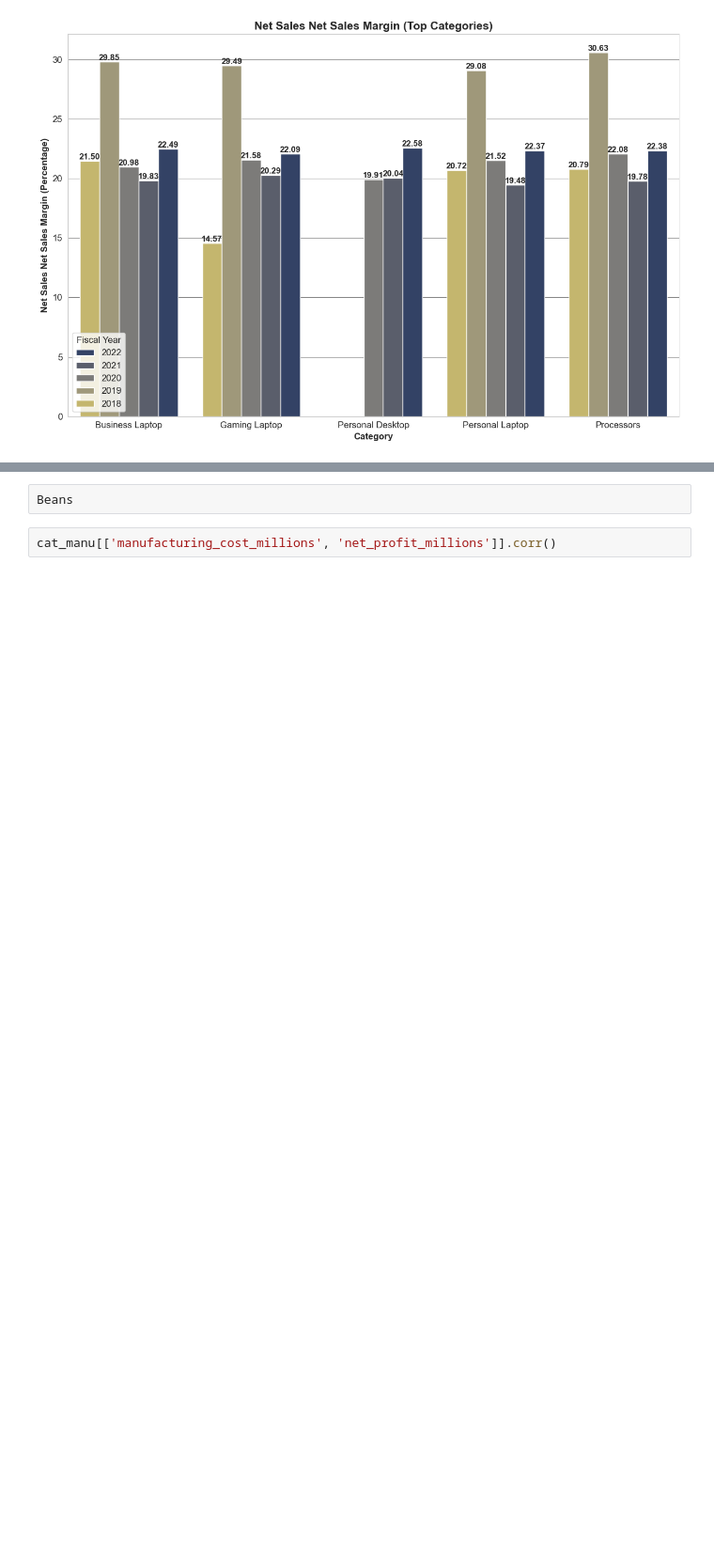
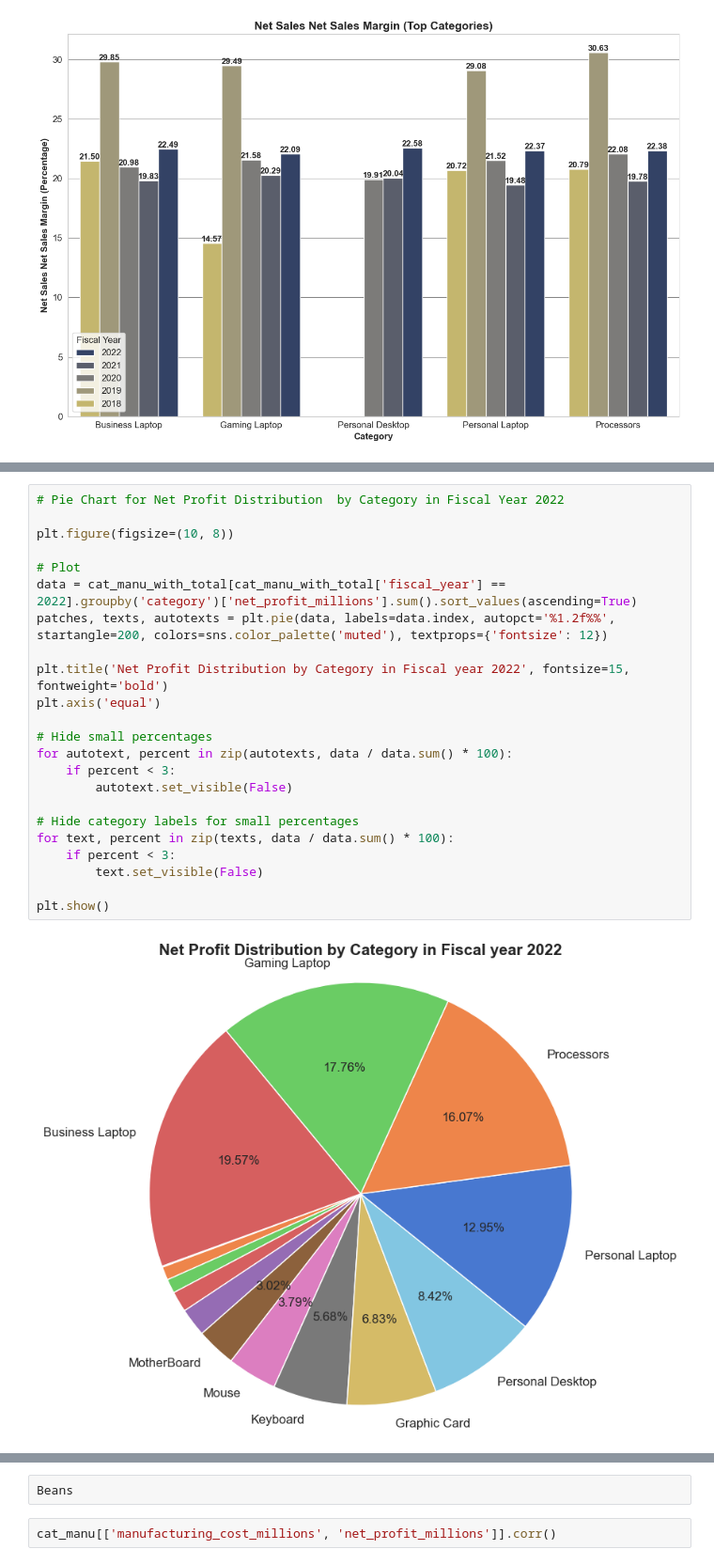
Before and after one commit to occampos/Supply-Chain-Analysis, a Jupyter notebook: analysis/sc_analysis.ipynb, the cells around one changed output, grey strips where cells are left out. Shown at 94% size. Drawn from its saved outputs; the diff is of its cells as text; blank space fills up the shorter version.

```diff
--- a/analysis/sc_analysis.ipynb
+++ b/analysis/sc_analysis.ipynb
@@ -895,0 +940,25 @@ cat_manu_with_total[cat_manu_with_total['fiscal_year'] == 2021].sort_values('net
+# %%
+# Pie Chart for Net Profit Distribution  by Category in Fiscal Year 2022
+
+plt.figure(figsize=(10, 8))
+
+# Plot
+data = cat_manu_with_total[cat_manu_with_total['fiscal_year'] == 2022].groupby('category')['net_profit_millions'].sum().sort_values(ascending=True)
+patches, texts, autotexts = plt.pie(data, labels=data.index, autopct='%1.2f%%', startangle=200, colors=sns.color_palette('muted'), textprops={'fontsize': 12})
+
+plt.title('Net Profit Distribution by Category in Fiscal year 2022', fontsize=15, fontweight='bold')
+plt.axis('equal')
+
+# Hide small percentages
+for autotext, percent in zip(autotexts, data / data.sum() * 100):
+    if percent < 3:
+        autotext.set_visible(False)
+
+# Hide category labels for small percentages
+for text, percent in zip(texts, data / data.sum() * 100):
+    if percent < 3:
+        text.set_visible(False)
+
+plt.show()
+# %% [output]
+[figure, added]
```
Also changed, not shown: parts of 15 cells of this notebook.
